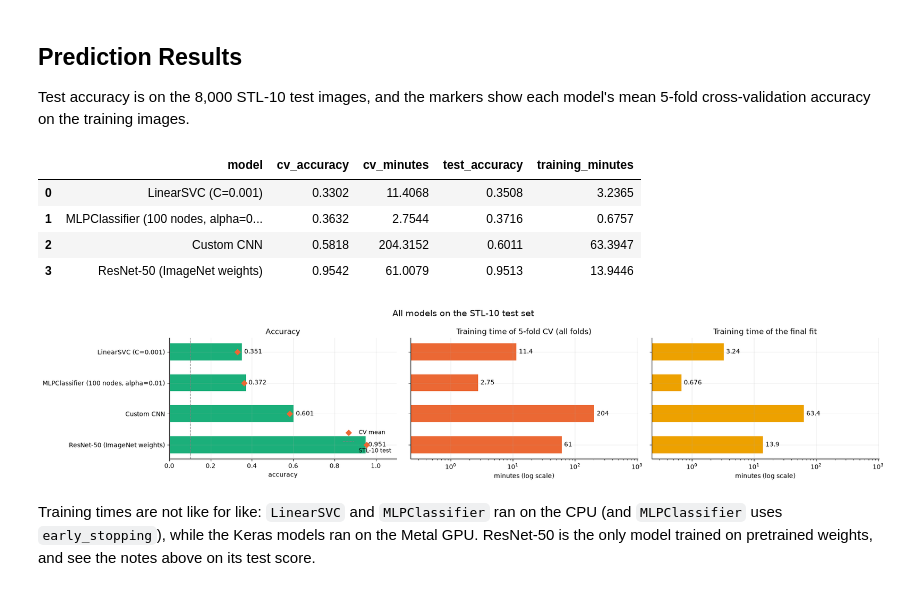
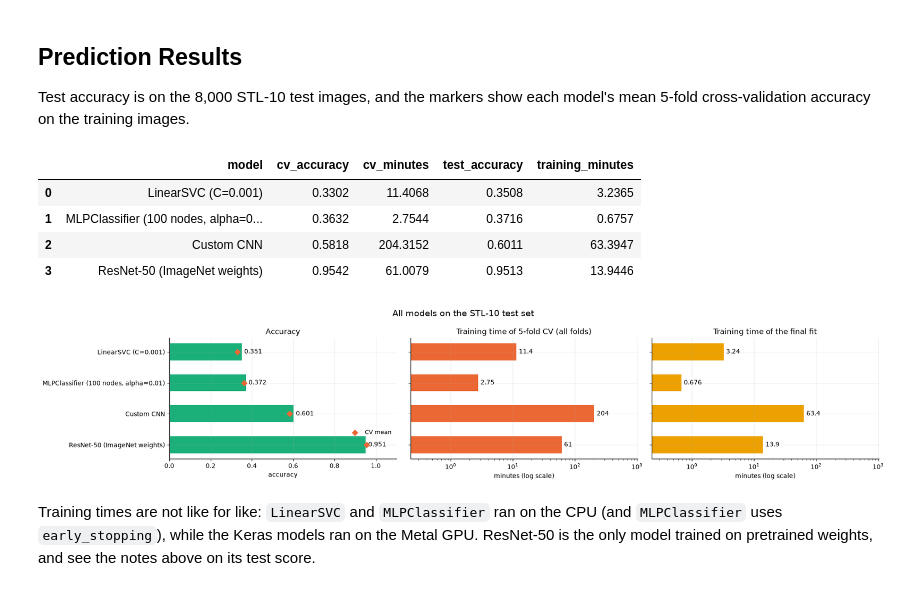
Before and after one commit to varunmehta/ds675, a Jupyter notebook: project/00-project-ds675.ipynb, the cells around one changed output. Cells and saved outputs as stored; diff of their text form; code cells hidden in the pictures.

```diff
--- a/project/00-project-ds675.ipynb
+++ b/project/00-project-ds675.ipynb
@@ -763,35 +761,35 @@ y = np.arange(len(comparison))
 fig, (ax_acc, ax_cv_time, ax_time) = plt.subplots(1, 3, figsize=(19, 4), sharey=True)
 
 # test accuracy as bars, 5-fold CV validation mean as a marker on the same row
 bars = ax_acc.barh(y, comparison["test_accuracy"], color=REPORT_COLORS["test"], height=0.55, label=" ")
 ax_acc.bar_label(bars, fmt="%.3f", padding=4)
 ax_acc.scatter(comparison["cv_accuracy"], y, color=REPORT_COLORS["validation"], marker="D", s=40, zorder=3,
                label="CV mean")
-ax_acc.axvline(0.10, color="gray", ls="--", lw=1, label=" ")
+ax_acc.axvline(0.10, color="gray", ls=" ", lw=1, label=" ")
 ax_acc.set_yticks(y, comparison["model"])
 ax_acc.invert_yaxis()
 ax_acc.set(xlim=(0, 1.1), xlabel="accuracy", title="Accuracy")
 ax_acc.legend(frameon=False, loc="lower right", fontsize=9)
 
 # training time on one log scale for both panels, so seconds and hours both read and the panels compare directly
 all_minutes = pd.concat([comparison["cv_minutes"], comparison["training_minutes"]])
 time_limits = (all_minutes.min() / 3, all_minutes.max() * 5)
 for ax, column, color, title in (
     (ax_cv_time, "cv_minutes", REPORT_COLORS["validation"], "Training time of 5-fold CV (all folds)"),
     (ax_time, "training_minutes", REPORT_COLORS["time"], "Training time of the final fit"),
 ):
     bars = ax.barh(y, comparison[column], color=color, height=0.55)
     ax.bar_label(bars, fmt="%.3g", padding=4)
     ax.set(xscale="log", xlim=time_limits, xlabel="minutes (log scale)", title=title)
 
 finish_report(fig, (ax_acc, ax_cv_time, ax_time), "All models on the STL-10 test set")
 # %% [output]
 |  | model | cv_accuracy | cv_minutes | test_accuracy | training_minutes |
 | 0 | LinearSVC (C=0.001) | 0.3302 | 11.4068 | 0.3508 | 3.2365 |
 | 1 | MLPClassifier (100 nodes, alpha=0... | 0.3632 | 2.7544 | 0.3716 | 0.6757 |
 | 2 | Custom CNN | 0.5818 | 204.3152 | 0.6011 | 63.3947 |
 | 3 | ResNet-50 (ImageNet weights) | 0.9542 | 61.0079 | 0.9513 | 13.9446 |
-[figure, old version]
+[figure, new version]
 # %% [markdown]
 Training times are not like for like: `LinearSVC` and `MLPClassifier` ran on the CPU (and `MLPClassifier` uses `early_stopping`), while the Keras models ran on the Metal GPU. ResNet-50 is the only model trained on pretrained weights, and see the notes above on its test score.
 # %% [markdown]
```
Also changed, not shown: parts of 6 cells of this notebook.
